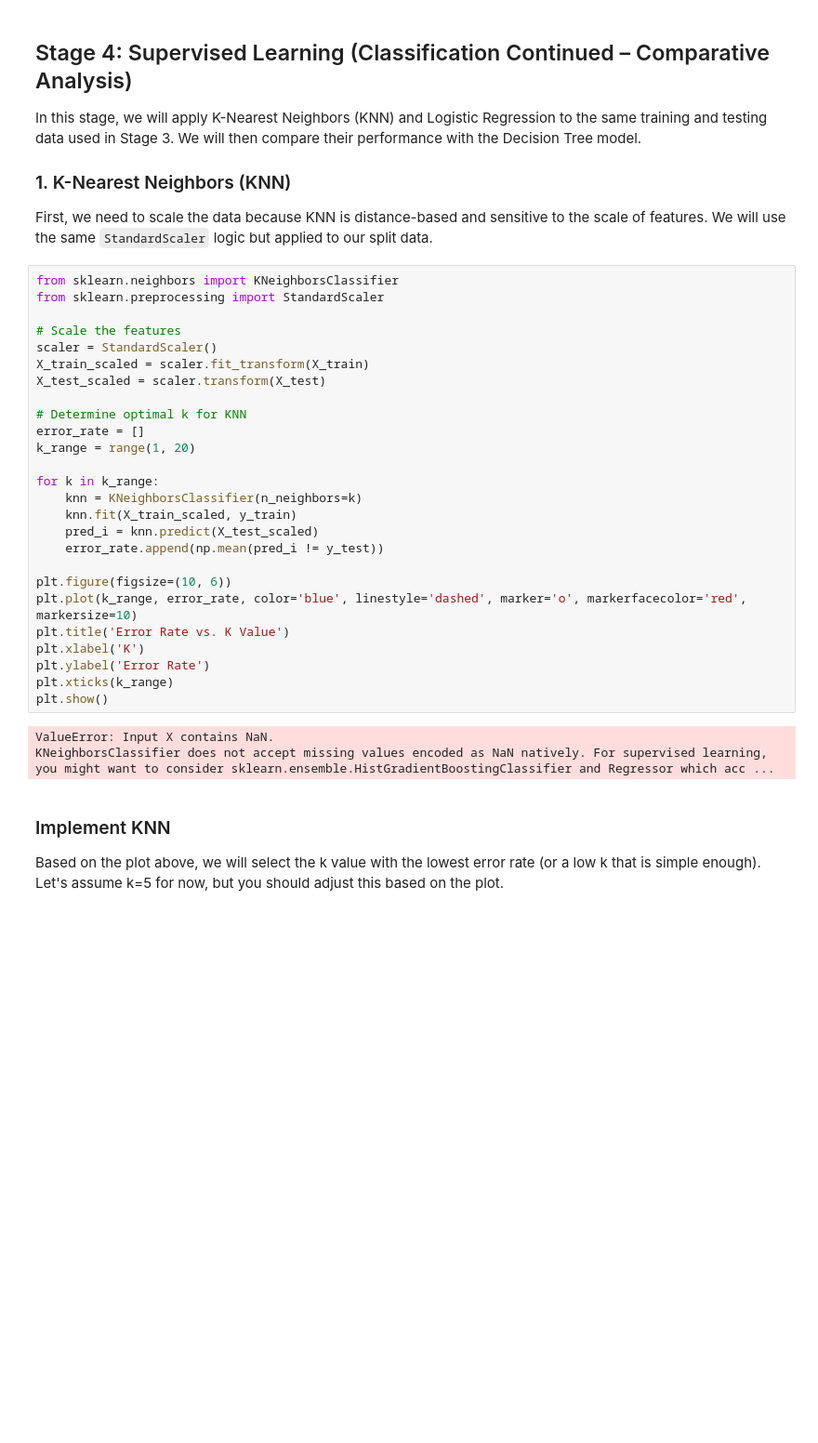
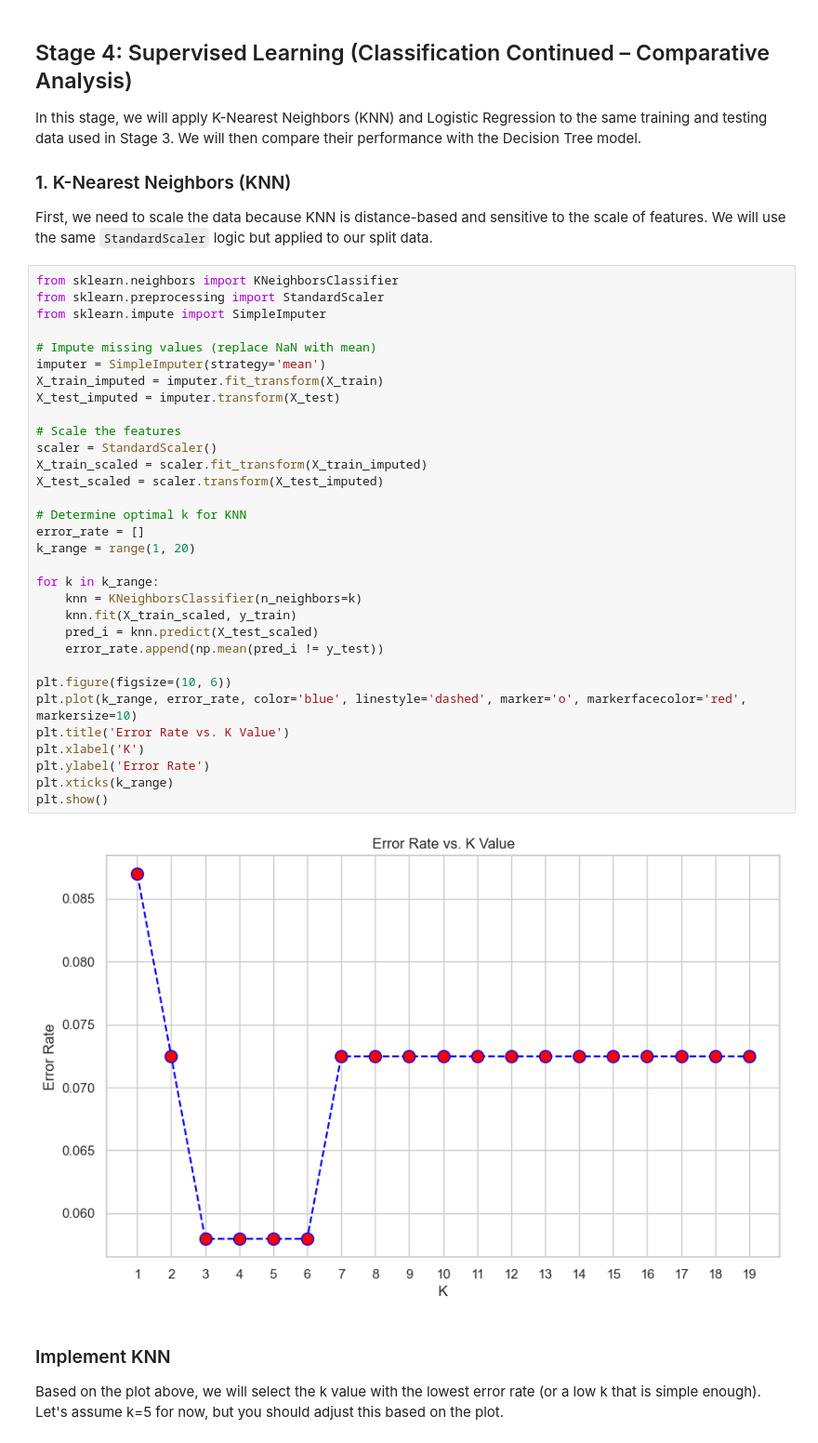
Before and after one commit to AhmedIkram05/Scottish-Haggis-Data-Mining, a Jupyter notebook: haggis_analysis.ipynb, the cells around one changed output. Shown at 93% size. Cells and saved outputs as stored; diff of their text form; blank space fills up the shorter version.

```diff
--- a/haggis_analysis.ipynb
+++ b/haggis_analysis.ipynb
@@ -507,32 +507,37 @@ First, we need to scale the data because KNN is distance-based and sensitive to
 # %%
 from sklearn.neighbors import KNeighborsClassifier
 from sklearn.preprocessing import StandardScaler
+from sklearn.impute import SimpleImputer
+
+# Impute missing values (replace NaN with mean)
+imputer = SimpleImputer(strategy='mean')
+X_train_imputed = imputer.fit_transform(X_train)
+X_test_imputed = imputer.transform(X_test)
 
 # Scale the features
 scaler = StandardScaler()
-X_train_scaled = scaler.fit_transform(X_train)
-X_test_scaled = scaler.transform(X_test)
+X_train_scaled = scaler.fit_transform(X_train_imputed)
+X_test_scaled = scaler.transform(X_test_imputed)
 
 # Determine optimal k for KNN
 error_rate = []
 k_range = range(1, 20)
 
 for k in k_range:
     knn = KNeighborsClassifier(n_neighbors=k)
     knn.fit(X_train_scaled, y_train)
     pred_i = knn.predict(X_test_scaled)
     error_rate.append(np.mean(pred_i != y_test))
 
 plt.figure(figsize=(10, 6))
 plt.plot(k_range, error_rate, color='blue', linestyle='dashed', marker='o', markerfacecolor='red', markersize=10)
 plt.title('Error Rate vs. K Value')
 plt.xlabel('K')
 plt.ylabel('Error Rate')
 plt.xticks(k_range)
 plt.show()
 # %% [output]
-ValueError: Input X contains NaN.
-KNeighborsClassifier does not accept missing values encoded as NaN natively. For supervised learning, you might want to consider sklearn.ensemble.HistGradientBoostingClassifier and Regressor which acc ...
+[figure, added]
 # %% [markdown]
 ### Implement KNN
 Based on the plot above, we will select the k value with the lowest error rate (or a low k that is simple enough). Let's assume k=5 for now, but you should adjust this based on the plot.
```
Also changed, not shown: parts of 5 cells of this notebook.
